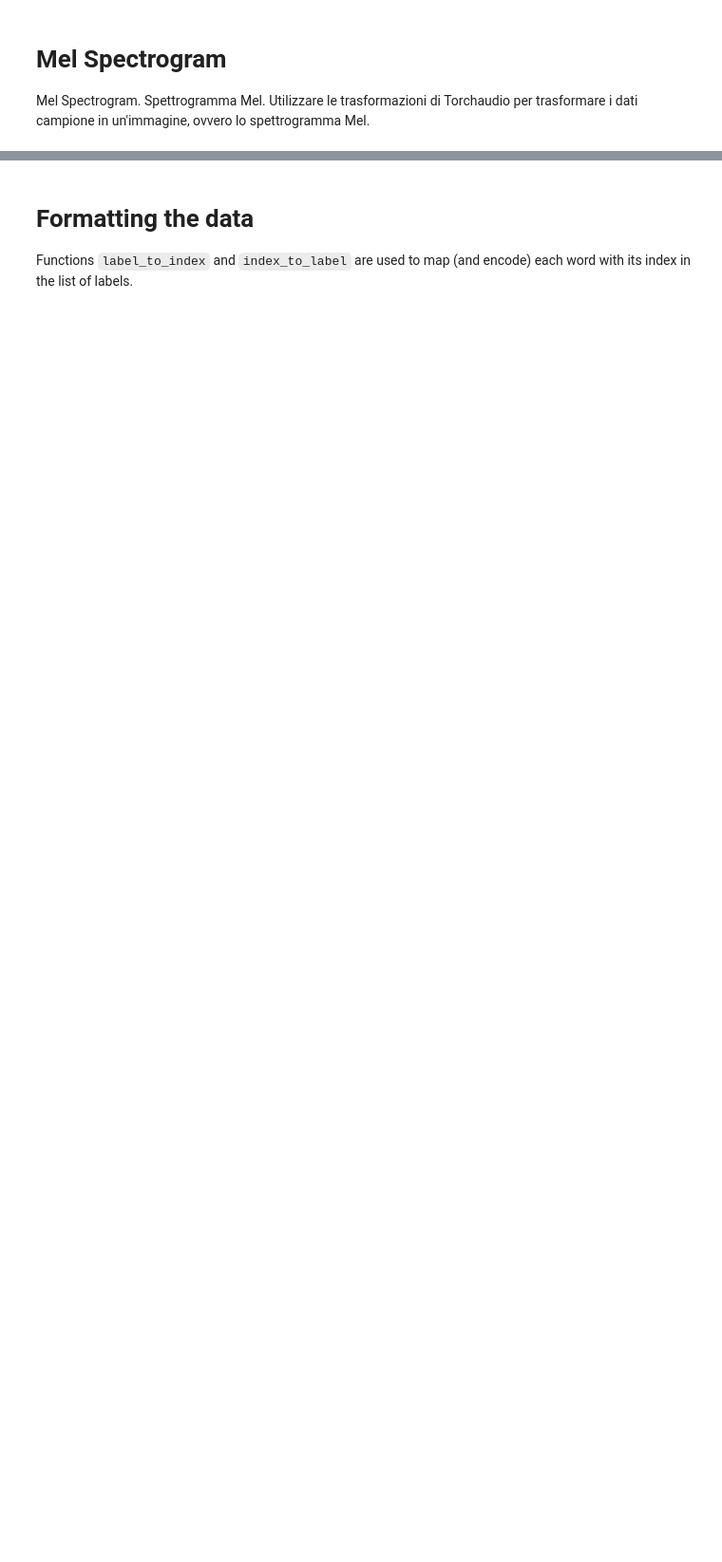
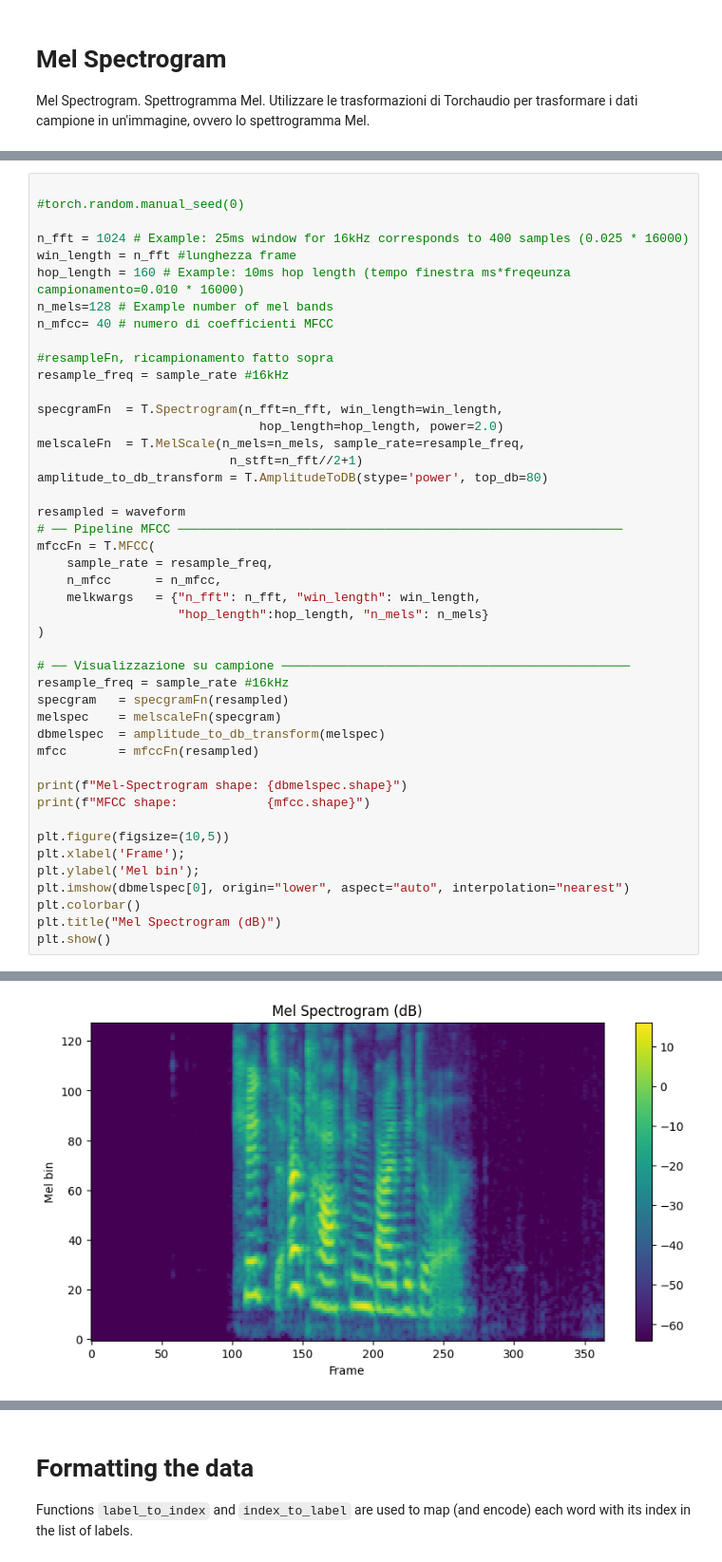
Before and after one commit to LinaAngione/ProjectML-speech-emotion-recognition, a Jupyter notebook: project-polito-speech-emotion-recognition.ipynb, the cells around one changed output, grey strips where cells are left out. Shown at 95% size. Cells and saved outputs as stored; diff of their text form; blank space fills up the shorter version.

```diff
--- a/project-polito-speech-emotion-recognition.ipynb
+++ b/project-polito-speech-emotion-recognition.ipynb
@@ -341,0 +316,46 @@ Audio(SPEECH_WAVEFORM.numpy(), rate=SAMPLE_RATE)
+# %%
+
+#torch.random.manual_seed(0)
+
+n_fft = 1024 # Example: 25ms window for 16kHz corresponds to 400 samples (0.025 * 16000)
+win_length = n_fft #lunghezza frame
+hop_length = 160 # Example: 10ms hop length (tempo finestra ms*freqeunza campionamento=0.010 * 16000)
+n_mels=128 # Example number of mel bands
+n_mfcc= 40 # numero di coefficienti MFCC
+
+#resampleFn, ricampionamento fatto sopra
+resample_freq = sample_rate #16kHz
+
+specgramFn  = T.Spectrogram(n_fft=n_fft, win_length=win_length,
+                              hop_length=hop_length, power=2.0)
+melscaleFn  = T.MelScale(n_mels=n_mels, sample_rate=resample_freq,
+                          n_stft=n_fft//2+1)
+amplitude_to_db_transform = T.AmplitudeToDB(stype='power', top_db=80)
+
+resampled = waveform
+# ── Pipeline MFCC ────────────────────────────────────────────────────────────
+mfccFn = T.MFCC(
+    sample_rate = resample_freq,
+    n_mfcc      = n_mfcc,
+    melkwargs   = {"n_fft": n_fft, "win_length": win_length,
+                   "hop_length":hop_length, "n_mels": n_mels}
+)
+
+# ── Visualizzazione su campione ───────────────────────────────────────────────
+resample_freq = sample_rate #16kHz
+specgram   = specgramFn(resampled)
+melspec    = melscaleFn(specgram)
+dbmelspec  = amplitude_to_db_transform(melspec)
+mfcc       = mfccFn(resampled)
+
+print(f"Mel-Spectrogram shape: {dbmelspec.shape}")
+print(f"MFCC shape:            {mfcc.shape}")
+
+plt.figure(figsize=(10,5))
+plt.xlabel('Frame');
+plt.ylabel('Mel bin');
+plt.imshow(dbmelspec[0], origin="lower", aspect="auto", interpolation="nearest")
+plt.colorbar()
+plt.title("Mel Spectrogram (dB)")
+plt.show()
+# %% [output]
@@ -341,0 +364 @@ Audio(SPEECH_WAVEFORM.numpy(), rate=SAMPLE_RATE)
+[figure, added]
```
Also changed, not shown: parts of 28 cells of this notebook.
